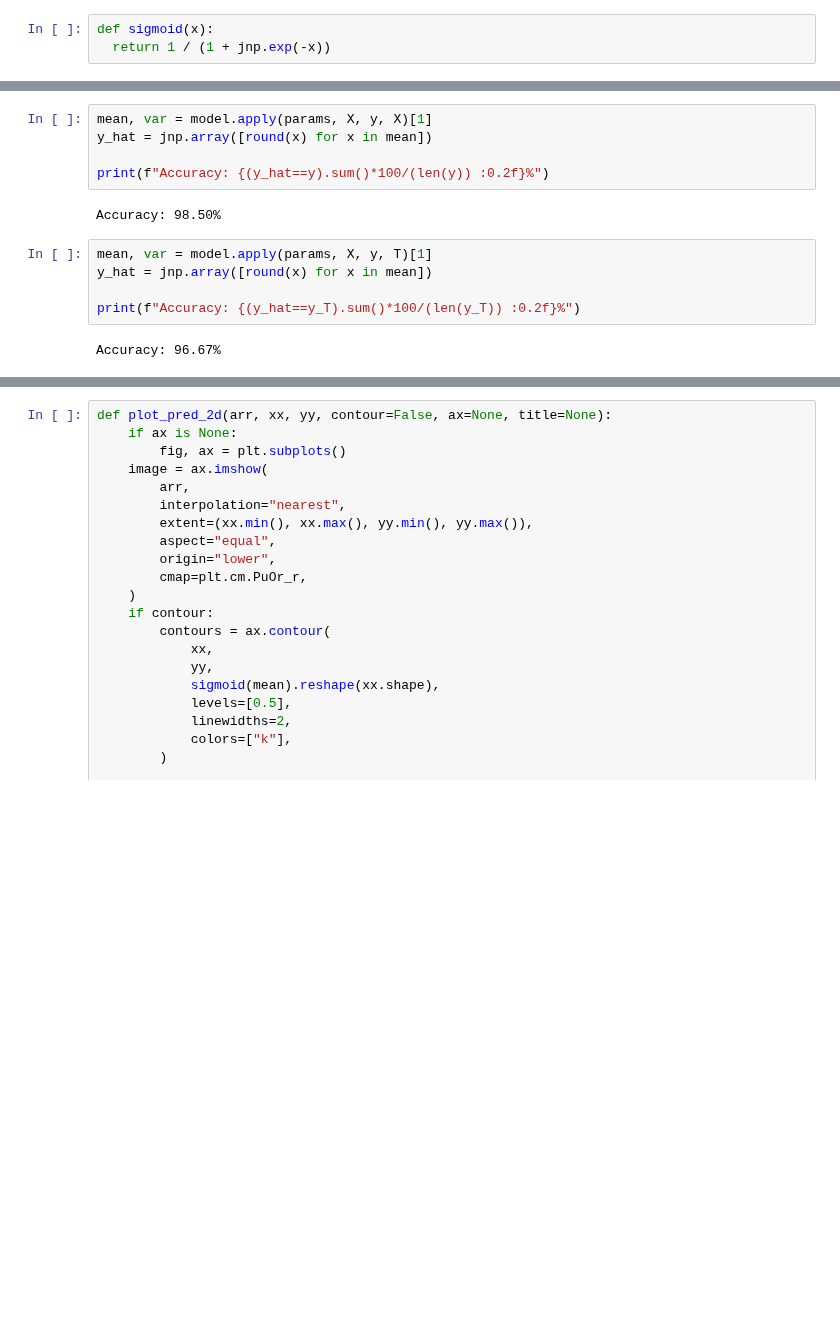
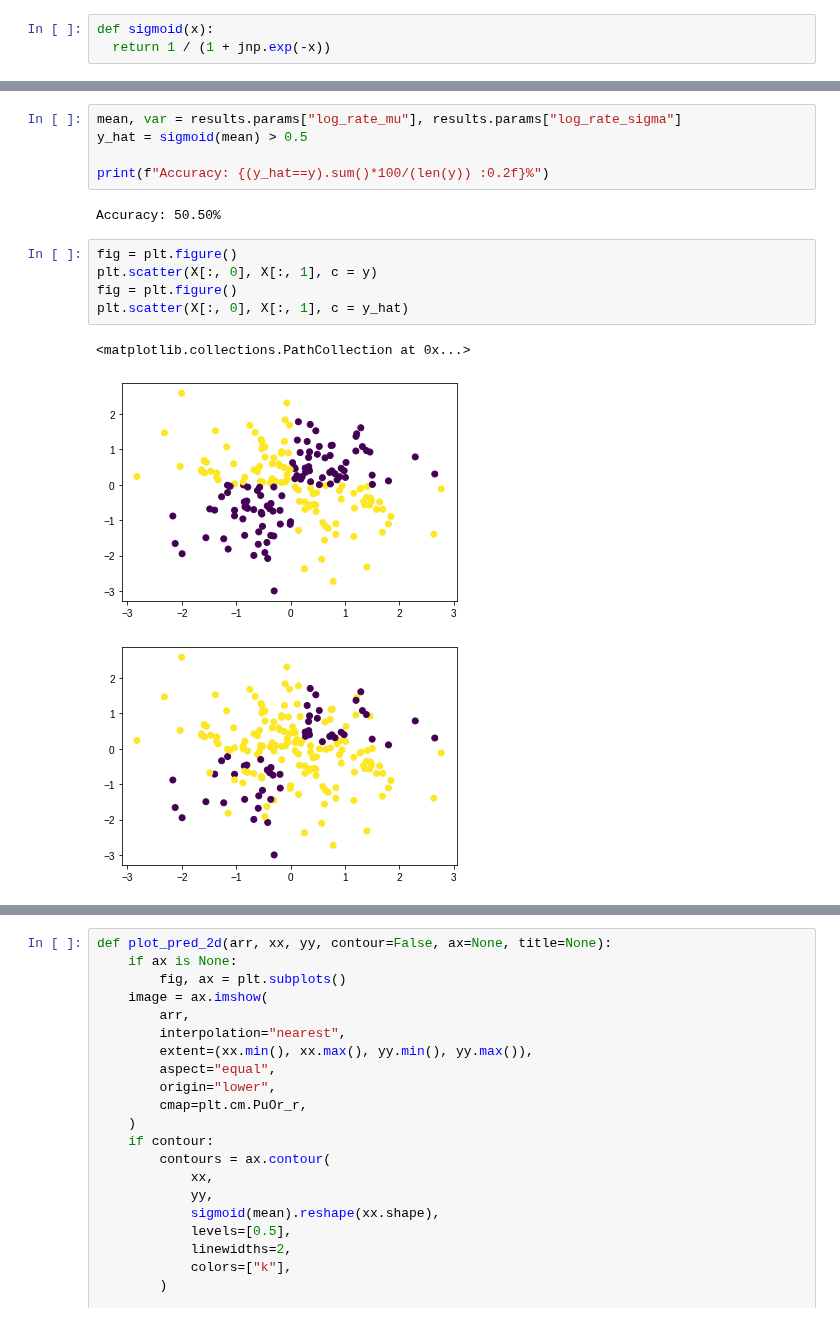
Before and after one commit to dfm/tinygp, a Jupyter notebook: docs/tutorials/gp_classification_svi.ipynb, the cells around one changed output, grey strips where cells are left out. Cells and saved outputs as stored; diff of their text form; blank space fills up the shorter version.

```diff
--- a/docs/tutorials/gp_classification_svi.ipynb
+++ b/docs/tutorials/gp_classification_svi.ipynb
@@ -120,14 +115,16 @@ def rounder(x):
 # %%
-mean, var = model.apply(params, X, y, X)[1]
-y_hat = jnp.array([round(x) for x in mean])
+mean, var = results.params["log_rate_mu"], results.params["log_rate_sigma"]
+y_hat = sigmoid(mean) > 0.5
 
 print(f"Accuracy: {(y_hat==y).sum()*100/(len(y)) :0.2f}%")
 # %% [output]
-Accuracy: 98.50%
+Accuracy: 50.50%
-# %%
-mean, var = model.apply(params, X, y, T)[1]
-y_hat = jnp.array([round(x) for x in mean])
-
-print(f"Accuracy: {(y_hat==y_T).sum()*100/(len(y_T)) :0.2f}%")
-# %% [output]
-Accuracy: 96.67%
+# %%
+fig = plt.figure()
+plt.scatter(X[:, 0], X[:, 1], c = y)
+fig = plt.figure()
+plt.scatter(X[:, 0], X[:, 1], c = y_hat)
+# %% [output]
+<matplotlib.collections.PathCollection at 0x...>
+[figure, added]
+[figure, added]
```
Also changed, not shown: parts of 10 cells of this notebook, 2 other files.
